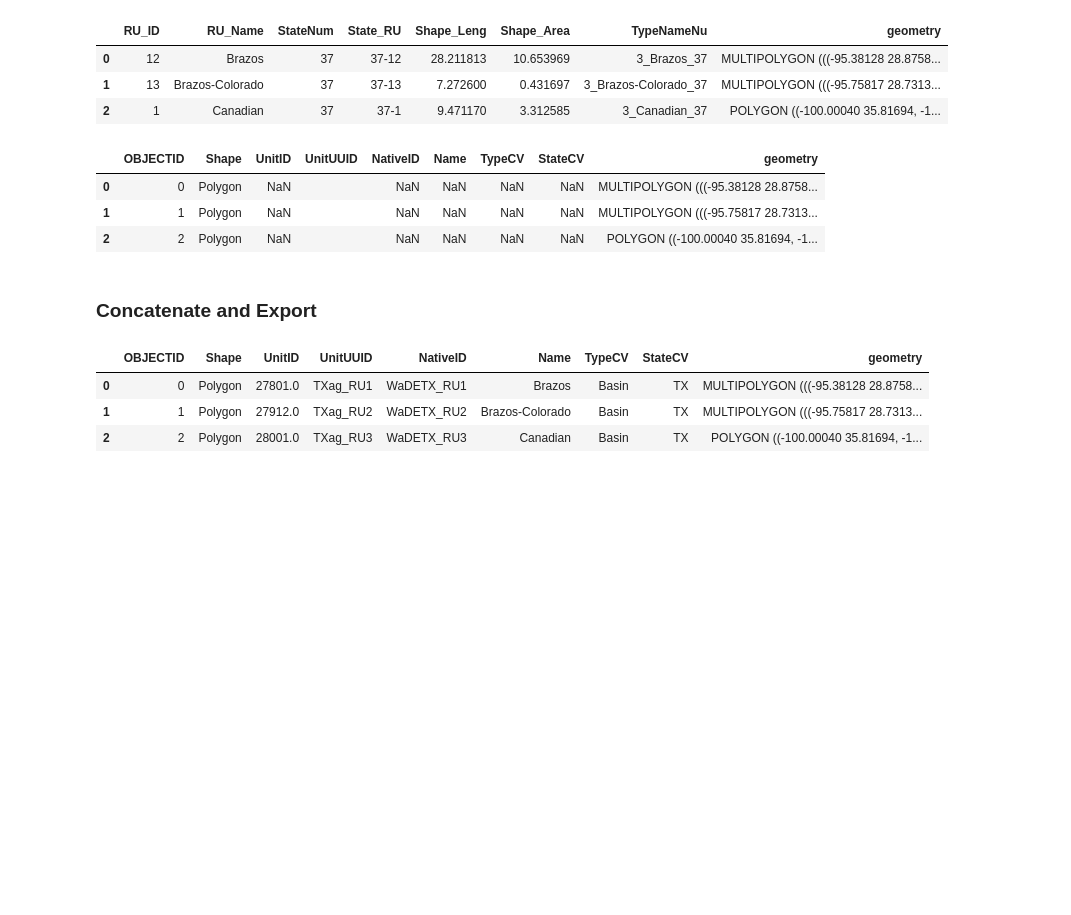
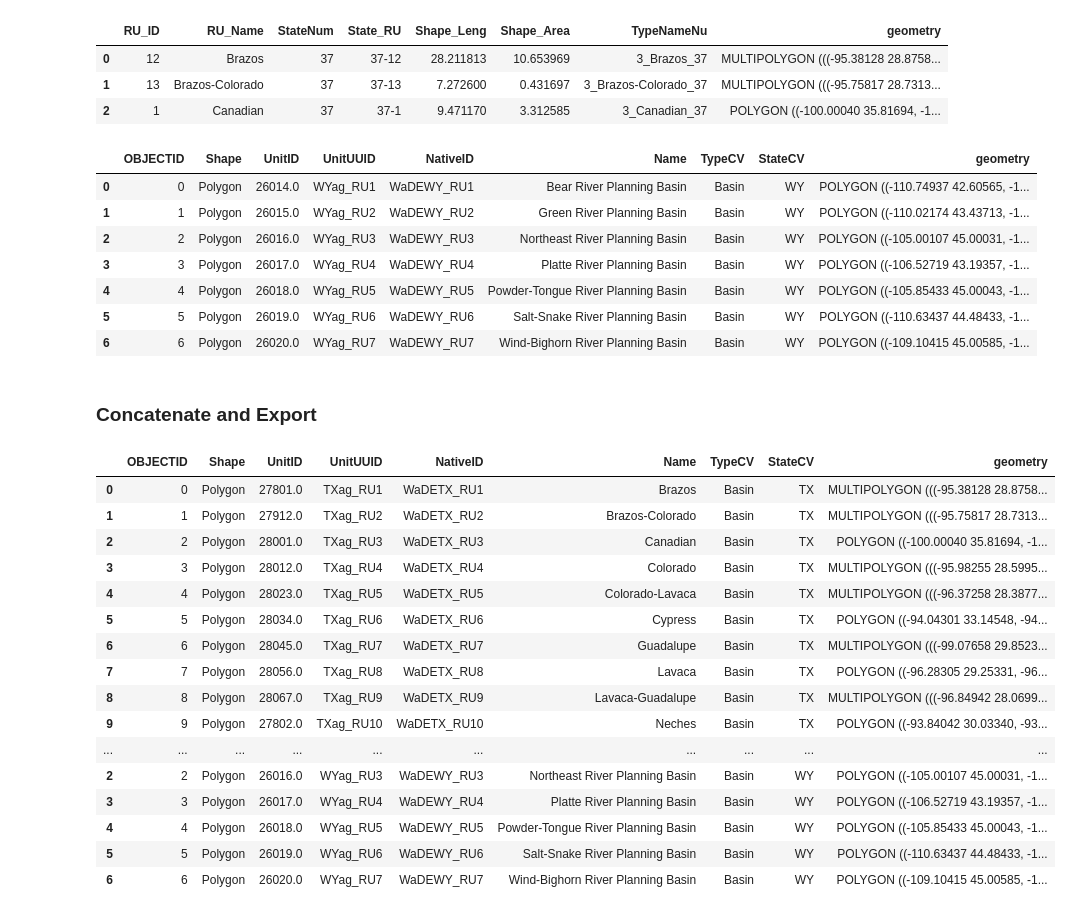
Before and after one commit to WSWCWaterDataExchange/WaDE2.0Apps, a Jupyter notebook: CreateAppShapefiles/App2_AggregatedShape/App2ShapeFiles_Basin.ipynb, the cells around one changed output. Saved outputs shown, nothing was run; the diff lists cells and outputs as text; code cells hidden in the pictures; blank space fills up the shorter version.

```diff
--- a/CreateAppShapefiles/App2_AggregatedShape/App2ShapeFiles_Basin.ipynb
+++ b/CreateAppShapefiles/App2_AggregatedShape/App2ShapeFiles_Basin.ipynb
@@ -67,6 +67,7 @@ dfs_TXB['ReportingUnitUUID'] = dfs_TXB.apply(lambda row: retrieveUUID(row['RU_Na
 
 # Merging temporal dataframes into one, using left-join.
 dfs_TXB = pd.merge(dfs_TXB, df_1RU_Custom_TX, left_on='ReportingUnitUUID', right_on='ReportingUnitUUID', how='left')
+dfs_TXB = dfs_TXB.dropna().reset_index()
 
 # Creating new output state specific dataframe with fields of interest.
 dfs_2TXB = pd.DataFrame() #empty dataframe
@@ -81,7 +82,7 @@ dfs_2TXB['StateCV'] = dfs_TXB['StateCV']
 dfs_2TXB['geometry'] = dfs_TXB['geometry']
 
 #view output
-dfs_2TXB.head(3)
+dfs_2TXB
 # %% [output]
 A value is trying to be set on a copy of a slice from a DataFrame.
 Try using .loc[row_indexer,col_indexer] = value instead
@@ -114,7 +128,6 @@ dfs_WYB.head(3)
 
 # Create temporal dataframes for state specific and reportingunit type storage
 df_1RU_Custom_WY = df_1RU[(df_1RU.ReportingUnitTypeCV == 'Basin') & ((df_1RU.StateCV == 'WY'))]
-# df_1RU_Custom_TX['ReportingUnitName'] = df_1RU_Custom_TX['ReportingUnitName'].str.title()
 
 # retreive ReportingUnitUUID.
 ReportingUnitUUIDdict = pd.Series(df_1RU_Custom_WY.ReportingUnitUUID.values, index = df_1RU_Custom_WY.ReportingUnitName).to_dict()
@@ -129,9 +142,10 @@ def retrieveUUID(colrowValue):
             outList = ''
     return outList
 dfs_WYB['ReportingUnitUUID'] = dfs_WYB.apply(lambda row: retrieveUUID(row['RU_Name']), axis=1)
-dfs_WYB
+
 # Merging temporal dataframes into one, using left-join.
 dfs_WYB = pd.merge(dfs_WYB, df_1RU_Custom_WY, left_on='ReportingUnitUUID', right_on='ReportingUnitUUID', how='left')
+dfs_WYB = dfs_WYB.dropna().reset_index()
 
 # Creating new output state specific dataframe with fields of interest.
 dfs_2WYB = pd.DataFrame() #empty dataframe
@@ -146,24 +160,41 @@ dfs_2WYB['StateCV'] = dfs_WYB['StateCV']
 dfs_2WYB['geometry'] = dfs_WYB['geometry']
 
 #view output
-dfs_2WYB.head(3)
+dfs_2WYB
 # %% [output]
 |  | OBJECTID | Shape | UnitID | UnitUUID | NativeID | Name | TypeCV | StateCV | geometry |
-| 0 | 0 | Polygon | NaN |  | NaN | NaN | NaN | NaN | MULTIPOLYGON (((-95.38128 28.8758... |
-| 1 | 1 | Polygon | NaN |  | NaN | NaN | NaN | NaN | MULTIPOLYGON (((-95.75817 28.7313... |
-| 2 | 2 | Polygon | NaN |  | NaN | NaN | NaN | NaN | POLYGON ((-100.00040 35.81694, -1... |
+| 0 | 0 | Polygon | 26014.0 | WYag_RU1 | WaDEWY_RU1 | Bear River Planning Basin | Basin | WY | POLYGON ((-110.74937 42.60565, -1... |
+| 1 | 1 | Polygon | 26015.0 | WYag_RU2 | WaDEWY_RU2 | Green River Planning Basin | Basin | WY | POLYGON ((-110.02174 43.43713, -1... |
+| 2 | 2 | Polygon | 26016.0 | WYag_RU3 | WaDEWY_RU3 | Northeast River Planning Basin | Basin | WY | POLYGON ((-105.00107 45.00031, -1... |
+| 3 | 3 | Polygon | 26017.0 | WYag_RU4 | WaDEWY_RU4 | Platte River Planning Basin | Basin | WY | POLYGON ((-106.52719 43.19357, -1... |
+| 4 | 4 | Polygon | 26018.0 | WYag_RU5 | WaDEWY_RU5 | Powder-Tongue River Planning Basin | Basin | WY | POLYGON ((-105.85433 45.00043, -1... |
+| 5 | 5 | Polygon | 26019.0 | WYag_RU6 | WaDEWY_RU6 | Salt-Snake River Planning Basin | Basin | WY | POLYGON ((-110.63437 44.48433, -1... |
+| 6 | 6 | Polygon | 26020.0 | WYag_RU7 | WaDEWY_RU7 | Wind-Bighorn River Planning Basin | Basin | WY | POLYGON ((-109.10415 45.00585, -1... |
 # %% [markdown]
 ### Concatenate and Export
 # %%
 # Merge dataframes
 frames = [dfs_2TXB, dfs_2WYB]
 outdf = pd.concat(frames)
-outdf.head(3)
+outdf
 # %% [output]
 |  | OBJECTID | Shape | UnitID | UnitUUID | NativeID | Name | TypeCV | StateCV | geometry |
 | 0 | 0 | Polygon | 27801.0 | TXag_RU1 | WaDETX_RU1 | Brazos | Basin | TX | MULTIPOLYGON (((-95.38128 28.8758... |
 | 1 | 1 | Polygon | 27912.0 | TXag_RU2 | WaDETX_RU2 | Brazos-Colorado | Basin | TX | MULTIPOLYGON (((-95.75817 28.7313... |
 | 2 | 2 | Polygon | 28001.0 | TXag_RU3 | WaDETX_RU3 | Canadian | Basin | TX | POLYGON ((-100.00040 35.81694, -1... |
+| 3 | 3 | Polygon | 28012.0 | TXag_RU4 | WaDETX_RU4 | Colorado | Basin | TX | MULTIPOLYGON (((-95.98255 28.5995... |
+| 4 | 4 | Polygon | 28023.0 | TXag_RU5 | WaDETX_RU5 | Colorado-Lavaca | Basin | TX | MULTIPOLYGON (((-96.37258 28.3877... |
+| 5 | 5 | Polygon | 28034.0 | TXag_RU6 | WaDETX_RU6 | Cypress | Basin | TX | POLYGON ((-94.04301 33.14548, -94... |
+| 6 | 6 | Polygon | 28045.0 | TXag_RU7 | WaDETX_RU7 | Guadalupe | Basin | TX | MULTIPOLYGON (((-99.07658 29.8523... |
+| 7 | 7 | Polygon | 28056.0 | TXag_RU8 | WaDETX_RU8 | Lavaca | Basin | TX | POLYGON ((-96.28305 29.25331, -96... |
+| 8 | 8 | Polygon | 28067.0 | TXag_RU9 | WaDETX_RU9 | Lavaca-Guadalupe | Basin | TX | MULTIPOLYGON (((-96.84942 28.0699... |
+| 9 | 9 | Polygon | 27802.0 | TXag_RU10 | WaDETX_RU10 | Neches | Basin | TX | POLYGON ((-93.84042 30.03340, -93... |
+| ... | ... | ... | ... | ... | ... | ... | ... | ... | ... |
+| 2 | 2 | Polygon | 26016.0 | WYag_RU3 | WaDEWY_RU3 | Northeast River Planning Basin | Basin | WY | POLYGON ((-105.00107 45.00031, -1... |
+| 3 | 3 | Polygon | 26017.0 | WYag_RU4 | WaDEWY_RU4 | Platte River Planning Basin | Basin | WY | POLYGON ((-106.52719 43.19357, -1... |
+| 4 | 4 | Polygon | 26018.0 | WYag_RU5 | WaDEWY_RU5 | Powder-Tongue River Planning Basin | Basin | WY | POLYGON ((-105.85433 45.00043, -1... |
+| 5 | 5 | Polygon | 26019.0 | WYag_RU6 | WaDEWY_RU6 | Salt-Snake River Planning Basin | Basin | WY | POLYGON ((-110.63437 44.48433, -1... |
+| 6 | 6 | Polygon | 26020.0 | WYag_RU7 | WaDEWY_RU7 | Wind-Bighorn River Planning Basin | Basin | WY | POLYGON ((-109.10415 45.00585, -1... |
 # %%
 # Export the dataframe to a shapefile.
 dfsOut = gpd.GeoDataFrame(outdf,  crs="EPSG:4326", geometry='geometry') # covert to geodataframe
```
Also changed, not shown: parts of 1 cell of this notebook, 3 other files.
